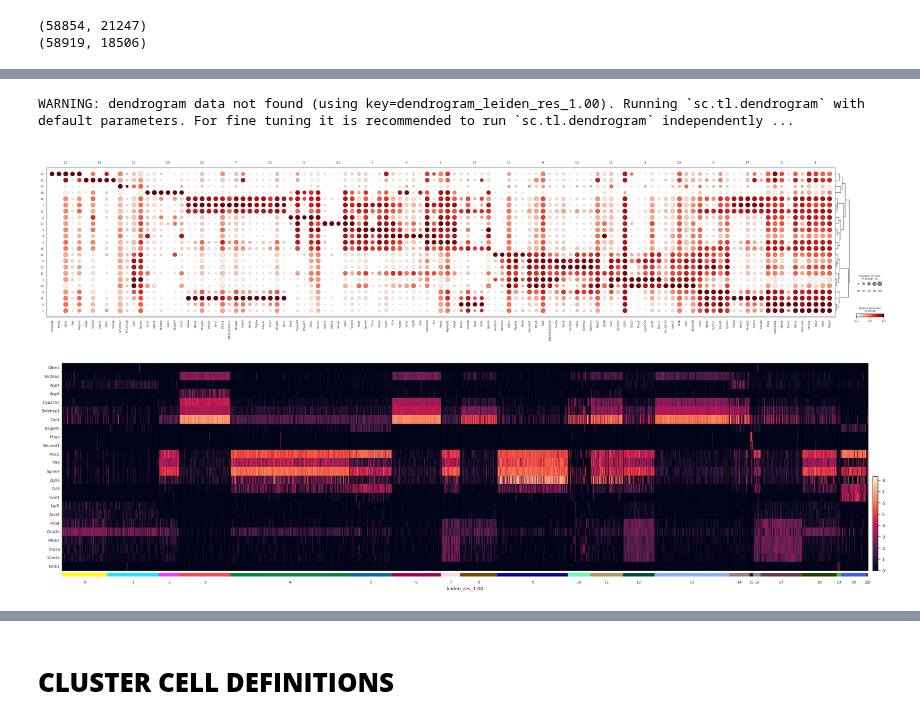
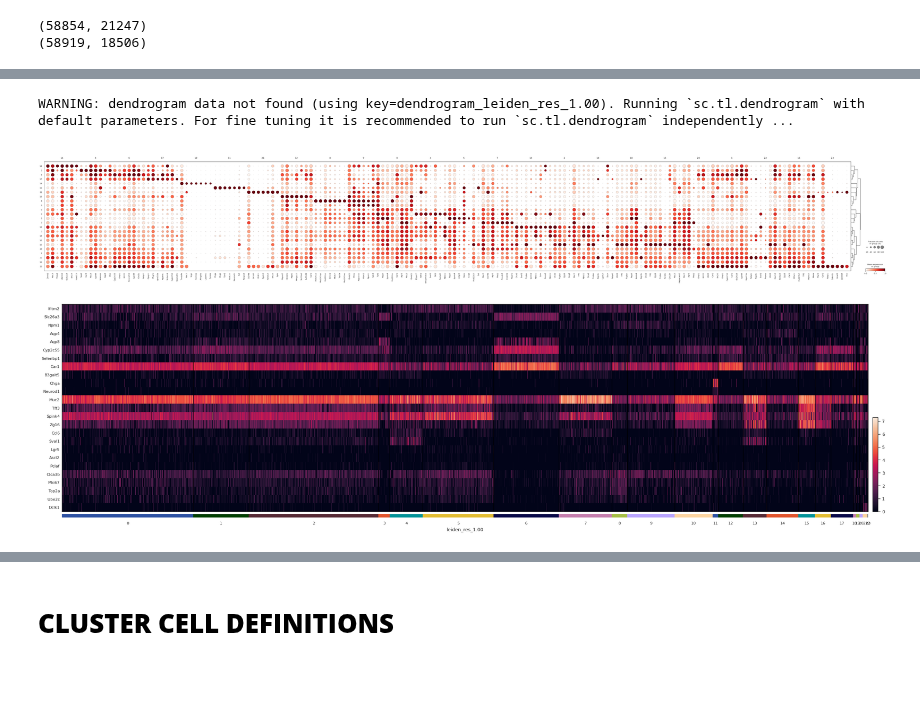
Before and after one commit to hvose-anschutz/viralogue-pipelines, a Jupyter notebook: scRNA-seq-pipeline/gsea_ora_workflow.ipynb, the cells around one changed output, grey strips where cells are left out. Saved outputs shown, nothing was run; the diff lists cells and outputs as text; code cells hidden in the pictures; blank space fills up the shorter version.

Commit message:
adding annotation code blocks to smooth out dHE clustering in part1_cellranger

```diff
--- a/scRNA-seq-pipeline/gsea_ora_workflow.ipynb
+++ b/scRNA-seq-pipeline/gsea_ora_workflow.ipynb
@@ -79,16 +84,16 @@ dp_cmap = mcolors.LinearSegmentedColormap.from_list("dp_cmap",dp_hex)
 # %%
 #generate most differentially expressed genes per cluster
-sc.tl.rank_genes_groups(live_redo, groupby="leiden_res_1.00", method="wilcoxon")
+sc.tl.rank_genes_groups(dhe_redo, groupby="leiden_res_1.00", method="wilcoxon")
 sc.pl.rank_genes_groups_dotplot(
-    live_redo, groupby="leiden_res_1.00", standard_scale="var", n_genes=5
+    dhe_redo, groupby="leiden_res_1.00", standard_scale="var", n_genes=7
 )
 # %% [output]
 WARNING: dendrogram data not found (using key=dendrogram_leiden_res_1.00). Running `sc.tl.dendrogram` with default parameters. For fine tuning it is recommended to run `sc.tl.dendrogram` independently ...
-[figure, old version]
+[figure, new version]
 # %%
+#plot a heatmap of given markers to assess cluster identity
+markers = ["Ifitm2","Slc26a3", "Npm1", "Aqp4", "Aqp8", "Cyp2c55", "Selenbp1", "Car1", "B3galt5", "Chga", "Neurod1", "Muc2", "Tff3", "Spink4", "Zg16", "Ccl6", "Sval1", "Lgr5", "Ascl2", "Pclaf", "Clca3b","Mki67", "Top2a", "Ube2c", "Dclk1"]
 
-markers = ["Olfm4","Slc26a3", "Aqp4", "Aqp8", "Cyp2c55", "Selenbp1", "Car1", "B3galt5", "Chga", "Neurod1", "Muc2", "Tff3", "Spink4", "Zg16", "Ccl6", "Sval1", "Lgr5", "Ascl2", "Pclaf", "Clca3b","Mki67", "Top2a", "Ube2c", "Dclk1"]
-
-sc.pl.heatmap(live_redo,markers,groupby="leiden_res_1.00",figsize=(30,8),swap_axes=True)
+sc.pl.heatmap(dhe_redo,markers,groupby="leiden_res_1.00",figsize=(30,8),swap_axes=True)
 # %% [output]
-[figure, old version]
+[figure, new version]
```
Also changed, not shown: parts of 2 cells of this notebook, 2 other files.
